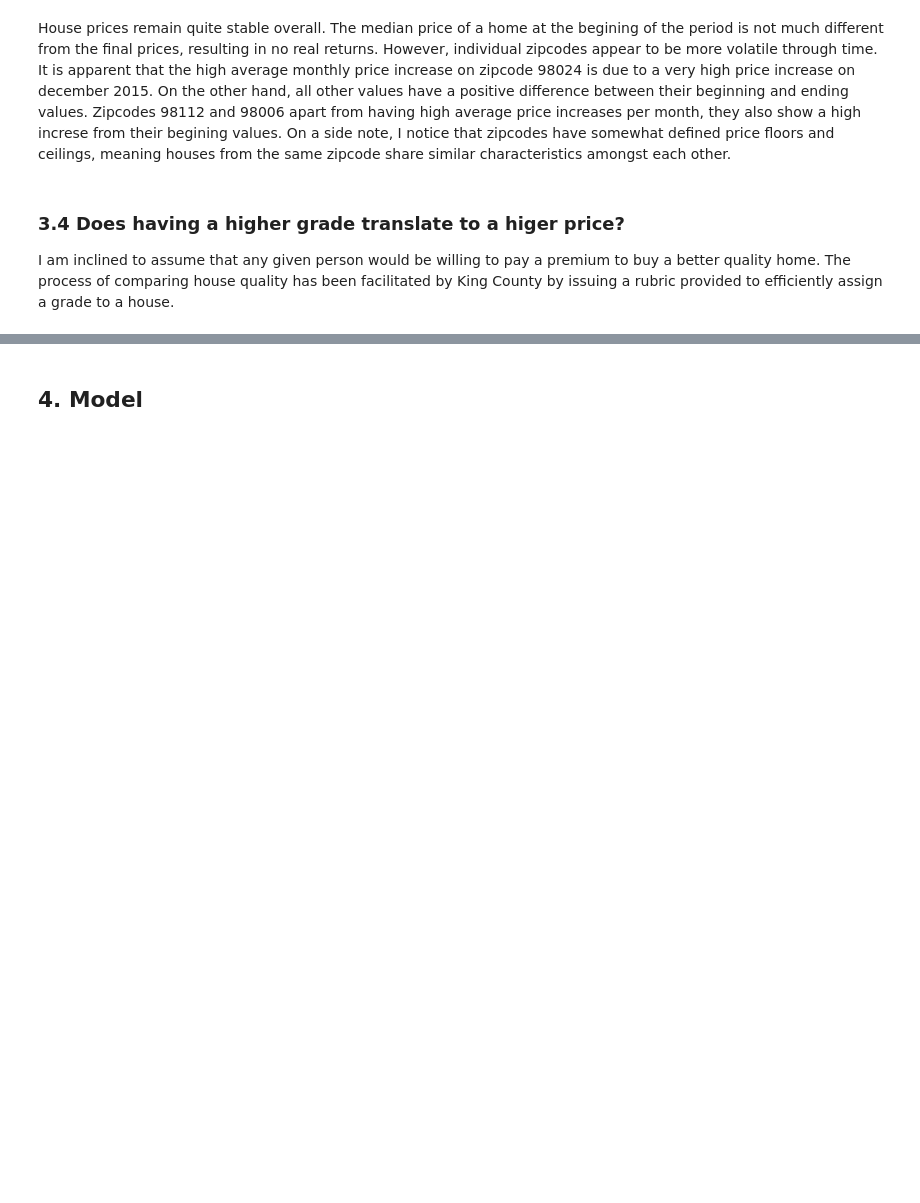
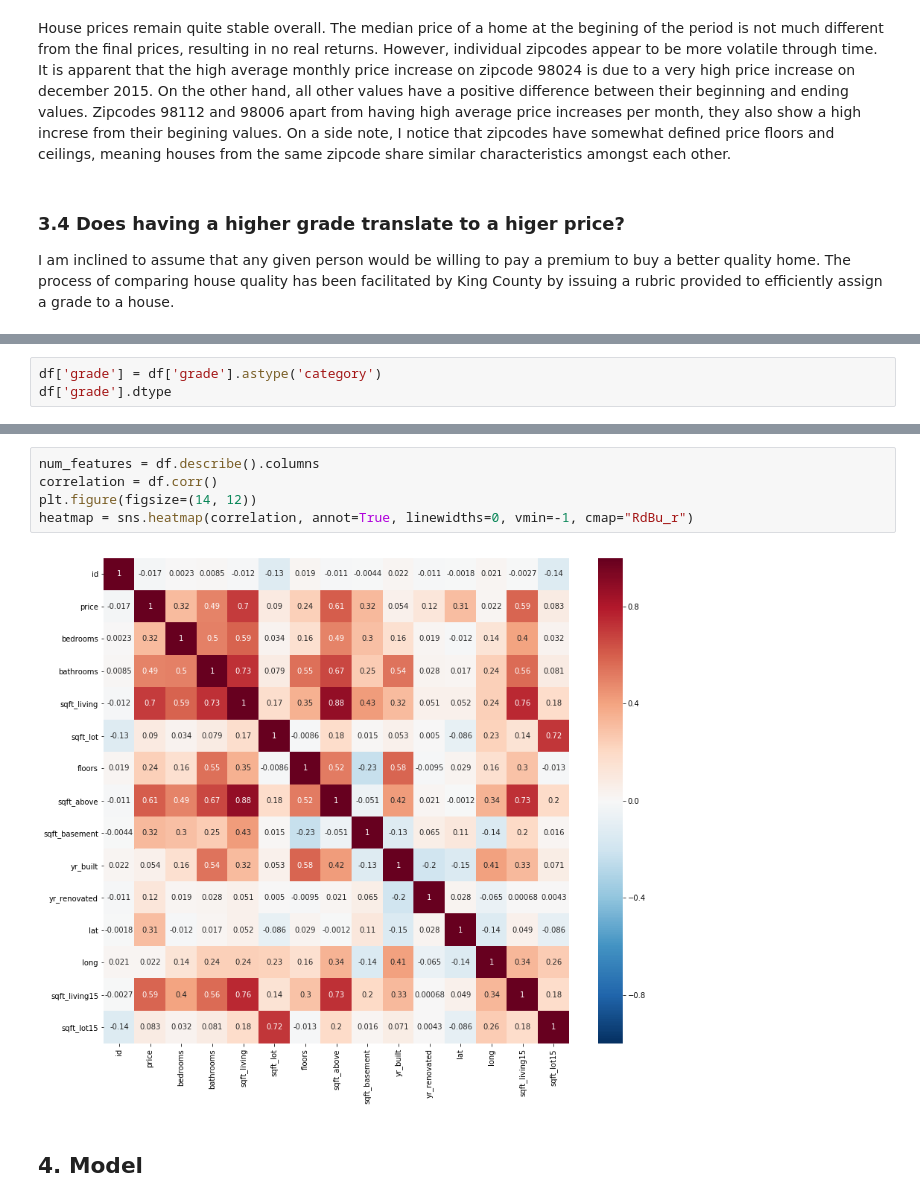
Before and after one commit to feraguilari/dsc-1-final-project-online-ds-pt-021119, a Jupyter notebook: student.ipynb, the cells around one changed output, grey strips where cells are left out. Cells and saved outputs as stored; diff of their text form; blank space fills up the shorter version.

```diff
--- a/student.ipynb
+++ b/student.ipynb
@@ -481,0 +488,3 @@ plt.show()
+# %%
+df['grade'] = df['grade'].astype('category')
+df['grade'].dtype
@@ -482,2 +496,9 @@ plt.show()
+# %%
+num_features = df.describe().columns
+correlation = df.corr()
+plt.figure(figsize=(14, 12))
+heatmap = sns.heatmap(correlation, annot=True, linewidths=0, vmin=-1, cmap="RdBu_r")
+# %% [output]
+[figure, added]
 # %% [markdown]
 ## 4. Model
```
Also changed, not shown: parts of 9 cells of this notebook.
